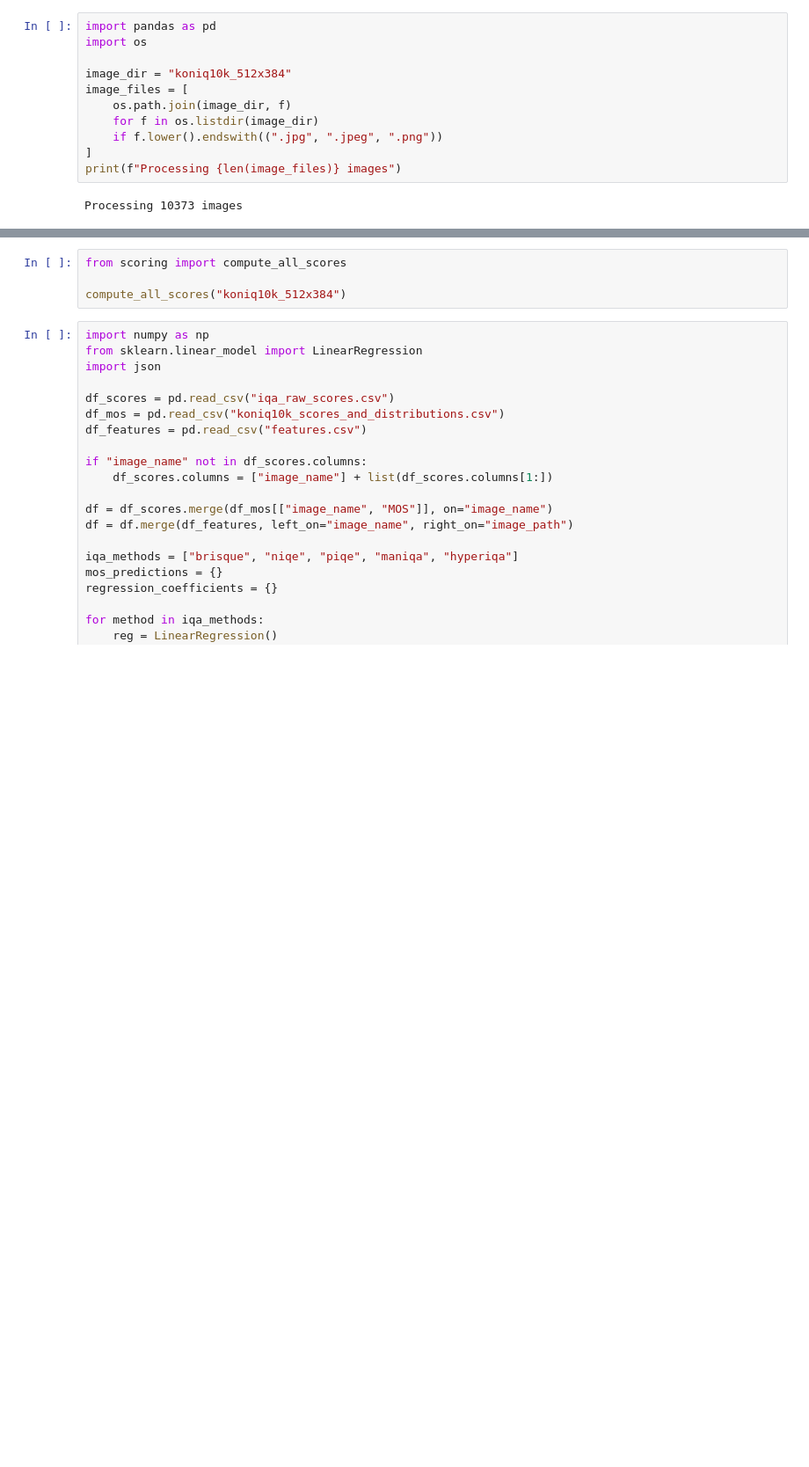
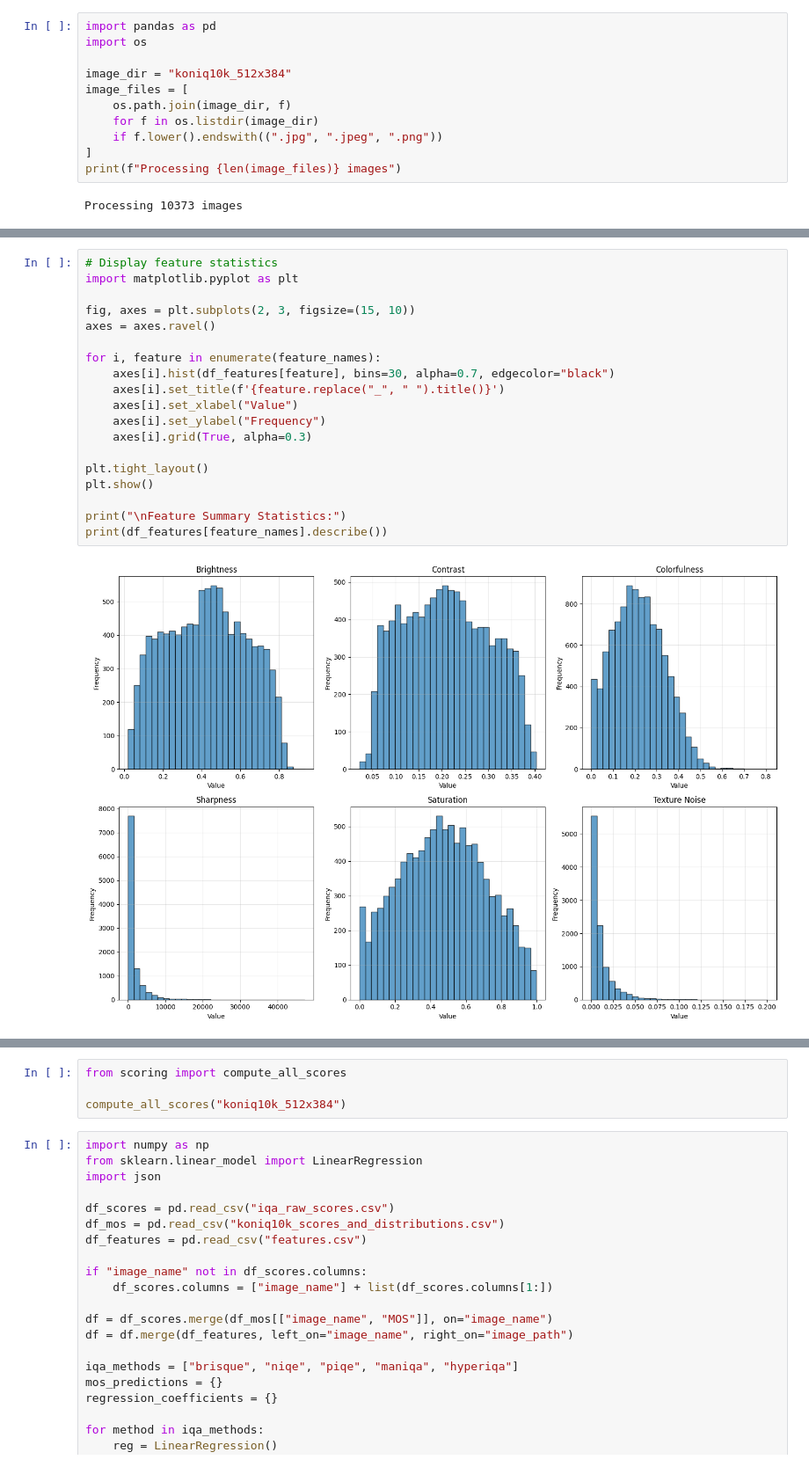
Before and after one commit to aryamaddel/DIQA, a Jupyter notebook: DIQA_Pipeline.ipynb, the cells around one changed output, grey strips where cells are left out. Shown at 88% size. Drawn from its saved outputs; the diff is of its cells as text; blank space fills up the shorter version.

```diff
--- a/DIQA_Pipeline.ipynb
+++ b/DIQA_Pipeline.ipynb
@@ -18,0 +41,21 @@ print(df_features.shape)
+# %%
+# Display feature statistics
+import matplotlib.pyplot as plt
+
+fig, axes = plt.subplots(2, 3, figsize=(15, 10))
+axes = axes.ravel()
+
+for i, feature in enumerate(feature_names):
+    axes[i].hist(df_features[feature], bins=30, alpha=0.7, edgecolor="black")
+    axes[i].set_title(f'{feature.replace("_", " ").title()}')
+    axes[i].set_xlabel("Value")
+    axes[i].set_ylabel("Frequency")
+    axes[i].grid(True, alpha=0.3)
+
+plt.tight_layout()
+plt.show()
+
+print("\nFeature Summary Statistics:")
+print(df_features[feature_names].describe())
+# %% [output]
+[figure, added]
```
Also changed, not shown: parts of 6 cells of this notebook, 6 other files.
